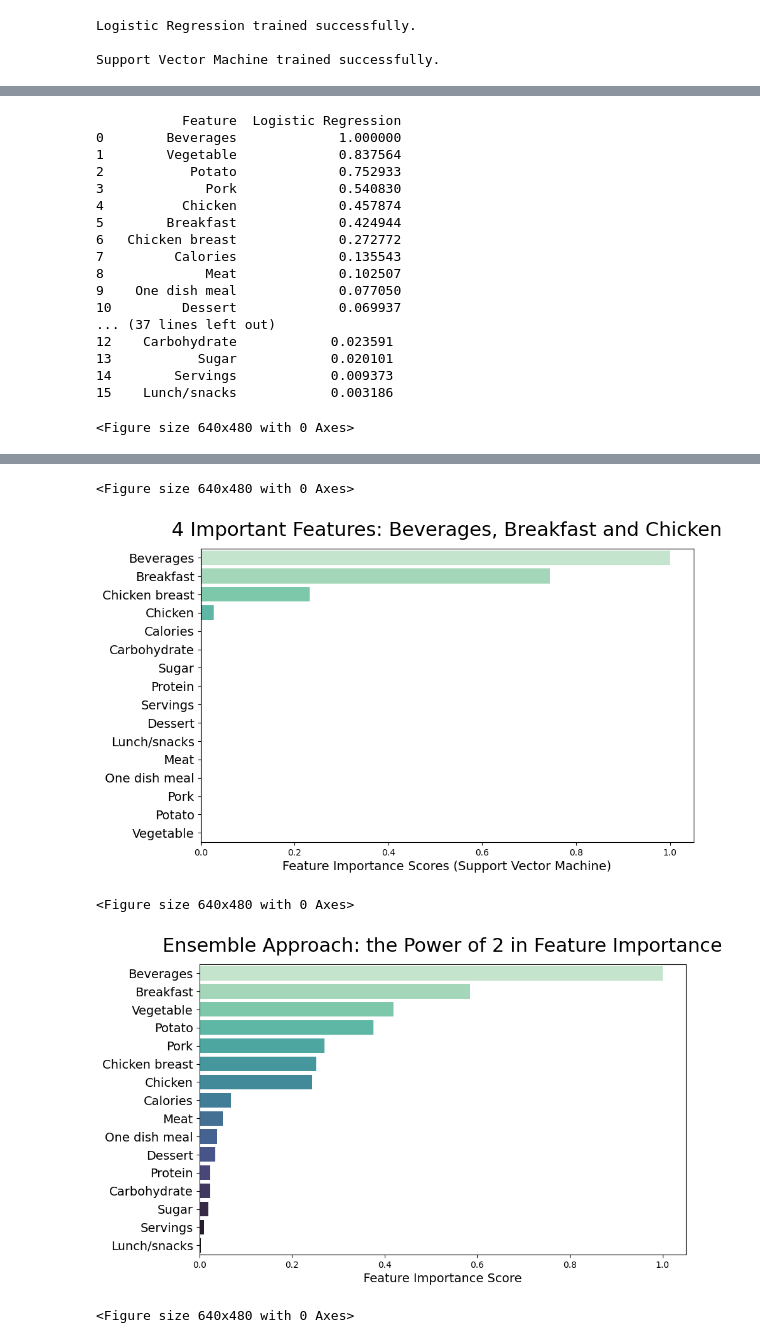
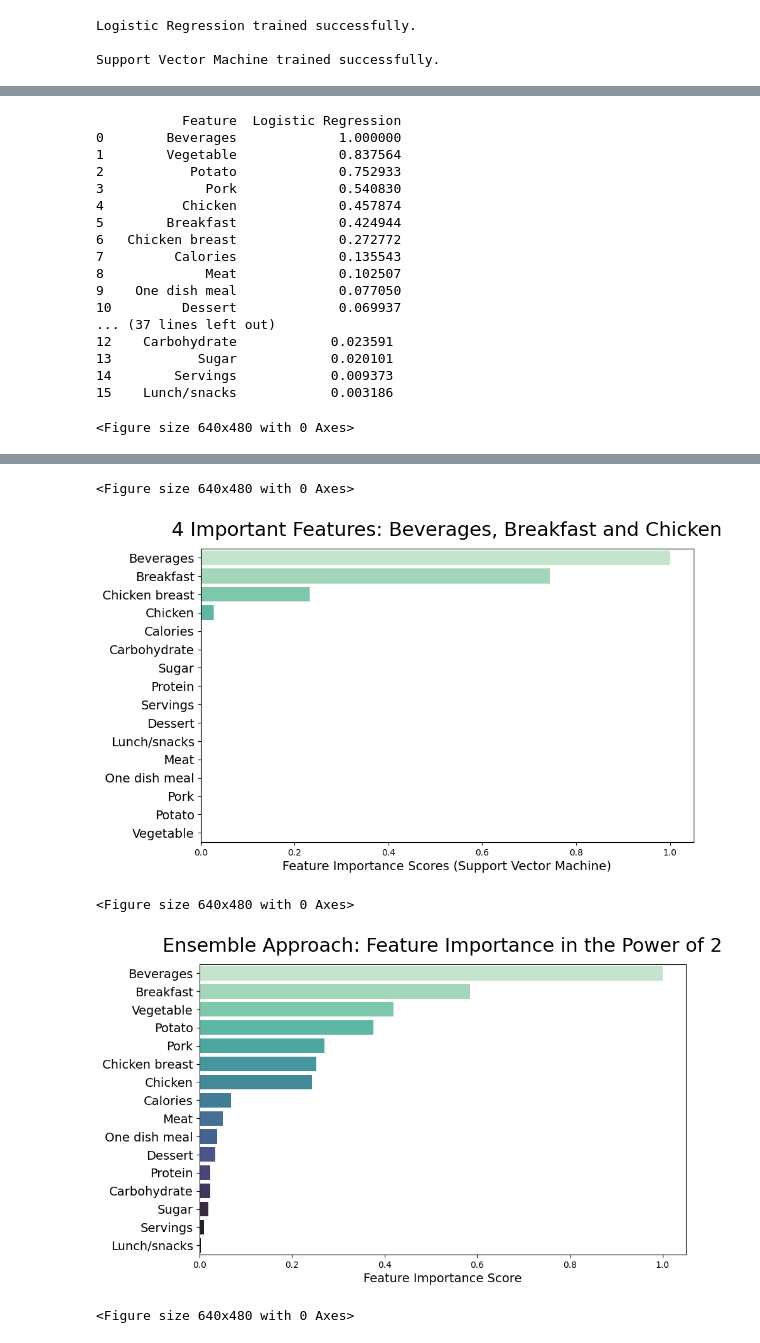
Before and after one commit to boffus/recipe_discovery, a Jupyter notebook: recipe discovery code.ipynb, the cells around one changed output, grey strips where cells are left out. Drawn from its saved outputs; the diff is of its cells as text; code cells hidden in the pictures.

```diff
--- a/recipe discovery code.ipynb
+++ b/recipe discovery code.ipynb
@@ -422,47 +422,6 @@ plt.subplots_adjust(wspace=-0.95)
 plt.tight_layout()
 plt.show()
 plt.clf()
-
-# Create subplots for ROC curve and confusion matrices
-fig = plt.figure(figsize=(20, 8))
-
-# Plot ROC curves on the left
-ax_roc = fig.add_subplot(121)
-for (model_name, y_proba), color in zip(models_and_probabilities.items(), mako2):
-    fpr, tpr, _ = roc_curve(y_test, y_proba)
-    roc_auc = auc(fpr, tpr)
-    ax_roc.plot(fpr, tpr, label=f"{model_name} (AUC = {roc_auc:.3f})", color=color)
-
-# Diagonal line for random guessing
-ax_roc.plot([0, 1], [0, 1], 'k--', label="Random Guessing")
-ax_roc.set_xlabel("False Positive Rate", fontsize=16)
-ax_roc.set_ylabel("True Positive Rate", fontsize=16)
-ax_roc.set_title("ROC Curves", fontsize=22, y=1.025)
-ax_roc.legend(loc="lower right", fontsize=18)
-
-# Confusion Matrices on the right (stacked vertically)
-cm_models = {model_name: (models[model_name], models[model_name].predict(X_test)) for model_name in models.keys()}
-gs = fig.add_gridspec(2, 2)
-
-for i, (model_name, (model, y_pred)) in enumerate(cm_models.items()):
-    ax_cm = fig.add_subplot(gs[i * 2 + 1])
-    disp = ConfusionMatrixDisplay.from_predictions(y_test, y_pred,
-                                                   ax=ax_cm,
-                                                   cmap='vlag', text_kw={'fontsize': 18})
-    ax_cm.set_title(f"{model_name}", fontsize=22, y=1.025)
-    # Customize text annotations
-    cm = disp.confusion_matrix
-    for i in range(cm.shape[0]):
-        for j in range(cm.shape[1]):
-            ax_cm.text(j if len(cm_models) > 1 else ax_cm.get_xticks()[j], i if len(cm_models) > 1 else ax_cm.get_yticks()[i], format(cm[i][j], 'd'), ha='center', va='center', color='black', fontsize=18)
-    # Increase the size of x and y labels and ticks
-    ax_cm.set_xlabel(ax_cm.get_xlabel(), fontsize=14)
-    ax_cm.set_ylabel(ax_cm.get_ylabel(), fontsize=14)
-    ax_cm.tick_params(axis='both', which='major', labelsize=14)
-plt.subplots_adjust(wspace=-0.65)
-plt.tight_layout()
-plt.show()
-plt.clf()
 # %% [output]
 Logistic Regression Metrics:
 Accuracy: 0.800
@@ -646,7 +603,7 @@ plt.clf()
 # Plot average feature importances
 plt.figure(figsize=(10, 6))
 sns.barplot(x='Average Importance', y='Feature', data=importance_df_avg_sorted, palette='mako_r', hue='Feature', dodge=False)
-plt.title('Ensemble Approach: the Power of 2 in Feature Importance', y=1.025, fontsize=22)
+plt.title('Ensemble Approach: Feature Importance in the Power of 2', y=1.025, fontsize=22)
 plt.xlabel('Feature Importance Score', fontsize=14)
 plt.yticks(fontsize=14)
 plt.ylabel('')
@@ -662,32 +619,32 @@ ROC AUC - Mean: 0.820, Std Dev: 0.031
 
 Support Vector Machine Cross-Validation Metrics:
 Accuracy - Mean: 0.756, Std Dev: 0.032
 Precision - Mean: 0.793, Std Dev: 0.033
 Recall - Mean: 0.804, Std Dev: 0.023
 F1 - Mean: 0.798, Std Dev: 0.025
 ROC AUC - Mean: 0.755, Std Dev: 0.056
 [figure]
            Feature  Logistic Regression
 0        Beverages             1.000000
 1        Vegetable             0.837564
 2           Potato             0.752933
 3             Pork             0.540830
 4          Chicken             0.457874
 5        Breakfast             0.424944
 6   Chicken breast             0.272772
 7         Calories             0.135543
 8             Meat             0.102507
 9    One dish meal             0.077050
 10         Dessert             0.069937
 ... (37 lines left out)
 12    Carbohydrate            0.023591
 13           Sugar            0.020101
 14        Servings            0.009373
 15    Lunch/snacks            0.003186
 <Figure size 640x480 with 0 Axes>
 [figure]
 <Figure size 640x480 with 0 Axes>
 [figure]
 <Figure size 640x480 with 0 Axes>
-[figure, old version]
+[figure, new version]
 <Figure size 640x480 with 0 Axes>
```
Also changed, not shown: parts of 1 cell of this notebook, 2 other files.
